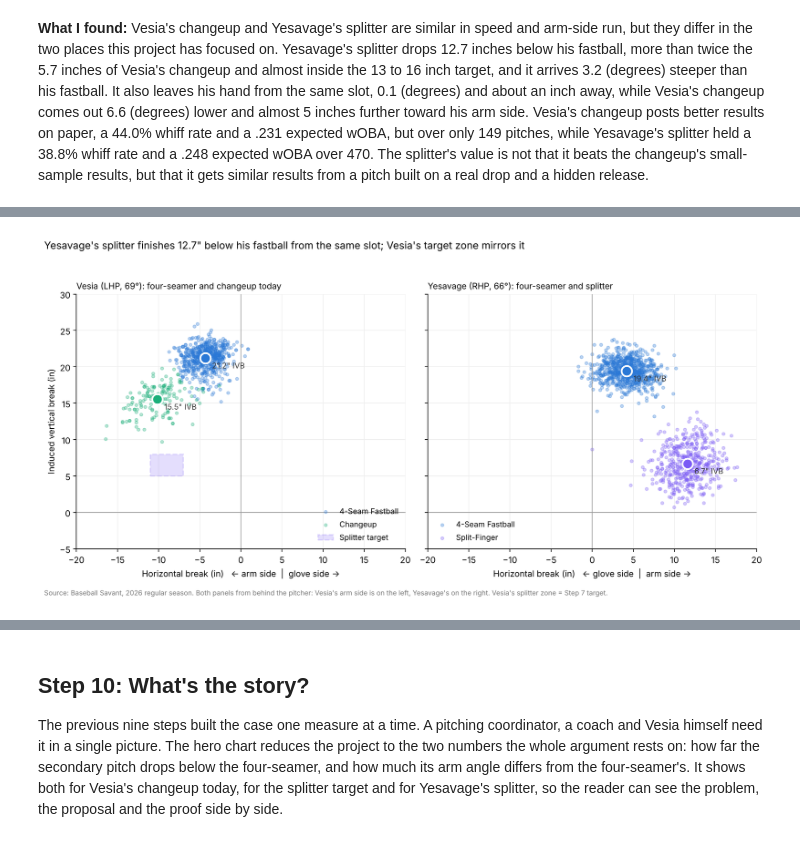
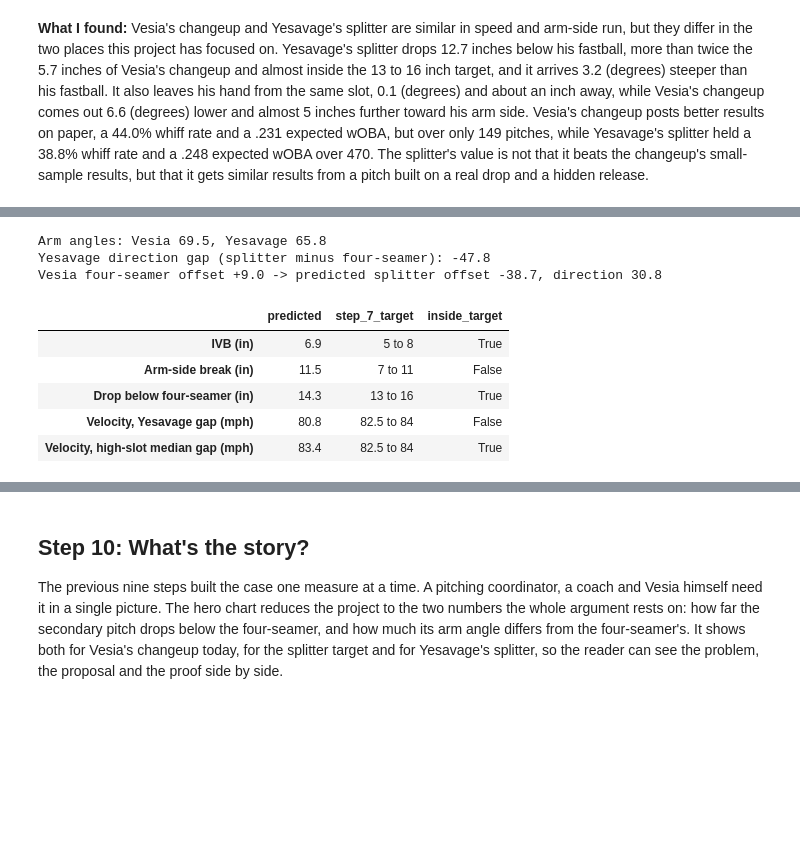
Before and after one commit to OmarMorillo/vesia-splitter-design, a Jupyter notebook: notebooks/vesia_splitter.ipynb, the cells around one changed output, grey strips where cells are left out. Saved outputs shown, nothing was run; the diff lists cells and outputs as text; code cells hidden in the pictures; blank space fills up the shorter version.

```diff
--- a/notebooks/vesia_splitter.ipynb
+++ b/notebooks/vesia_splitter.ipynb
@@ -949,51 +951,46 @@ This chart puts Vesia's current pairing next to Yesavage's, both drawn from behi
 # %%
-# STEP 9.5 — Vesia vs Yesavage, both from behind the pitcher
-yesavage["hb_pitcher_view"] = -yesavage["pfx_x"] * 12
+## STEP 9.5 — Predict Vesia's splitter from Yesavage's pairing
+def direction(hb, ivb):
+    return np.degrees(np.arctan2(ivb, hb))
 
-panels = [("Vesia (LHP, 69°): four-seamer and changeup today", vesia_clean,
-           {"4-Seam Fastball": "#2a78d6", "Changeup": "#1baf7a"},
-           "Horizontal break (in)   ← arm side  |  glove side →"),
-          ("Yesavage (RHP, 66°): four-seamer and splitter", yesavage,
-           {"4-Seam Fastball": "#2a78d6", "Split-Finger": "#7a5af5"},
-           "Horizontal break (in)   ← glove side  |  arm side →")]
+v_arm = lb_arm_slot.loc[lb_arm_slot["pitcher_name"] == "Vesia, Alex", "ball_angle"].iloc[0]
+y_arm = lb_arm_slot.loc[lb_arm_slot["pitcher_name"] == "Yesavage, Trey", "ball_angle"].iloc[0]
 
-fig, axes = plt.subplots(1, 2, figsize=(12, 6), sharex=True, sharey=True)
+v_ff_dir = direction(v_ff["hb_arm"], v_ff["ivb"])
+y_ff_dir = direction(y_ff["hb_arm"], y_ff["ivb"])
+y_fs_dir = direction(y_fs["hb_arm"], y_fs["ivb"])
 
-for ax, (title, data, pair_colors, xlabel) in zip(axes, panels):
-    for pitch, color in pair_colors.items():
-        p = data[data["pitch_name"] == pitch]
-        ax.scatter(p["hb_pitcher_view"], p["ivb"], s=12, color=color, alpha=0.3, label=pitch)
-        ax.scatter(p["hb_pitcher_view"].mean(), p["ivb"].mean(), s=150, color=color, edgecolor="white", linewidth=2, zorder=3)
-        ax.annotate(f'{p["ivb"].mean():.1f}" IVB', xy=(p["hb_pitcher_view"].mean(), p["ivb"].mean()), xytext=(8, -12),
-                    textcoords="offset points", fontsize=9, color="#333333")
-    ax.axhline(0, color="#999999", linewidth=0.8)
-    ax.axvline(0, color="#999999", linewidth=0.8)
-    ax.set_title(title, fontsize=10, loc="left")
-    ax.set_xlabel(xlabel)
-    ax.grid(color="#eeeeee")
-    ax.set_axisbelow(True)
-    ax.spines["top"].set_visible(False)
-    ax.spines["right"].set_visible(False)
+dir_gap = (y_fs_dir - y_arm) - (y_ff_dir - y_arm)
+pred_offset = (v_ff_dir - v_arm) + dir_gap
+pred_dir = pred_offset + v_arm
+length = np.hypot(y_fs["hb_arm"], y_fs["ivb"])
 
-axes[0].add_patch(Rectangle((-fs_target["hb_arm"][1], fs_target["ivb"][0]),
-                            fs_target["hb_arm"][1] - fs_target["hb_arm"][0],
-                            fs_target["ivb"][1] - fs_target["ivb"][0],
-                            facecolor="#7a5af5", alpha=0.2, edgecolor="#7a5af5", linewidth=1.5, linestyle="--",
-                            label="Splitter target"))
-axes[0].legend(loc="lower right", frameon=False, fontsize=9)
-axes[1].legend(loc="lower left", frameon=False, fontsize=9)
+pred_hb = length * np.cos(np.radians(pred_dir))
+pred_ivb = length * np.sin(np.radians(pred_dir))
+pred_velo_yes = v_ff["release_speed"] + (y_fs["velo"] - y_ff["velo"])
+pred_velo_high = v_ff["release_speed"] + slot_compare.loc["velo_gap", "High (50°+)"]
 
-axes[0].set_ylabel("Induced vertical break (in)")
-axes[0].set_xlim(-20, 20)
-axes[0].set_ylim(-5, 30)
-fig.suptitle("Yesavage's splitter finishes 12.7\" below his fastball from the same slot; Vesia's target zone mirrors it",
-             fontsize=12, x=0.01, ha="left")
-fig.text(0.01, 0.01, "Source: Baseball Savant, 2026 regular season. Both panels from behind the pitcher: Vesia's arm side is on the left, Yesavage's on the right. Vesia's splitter zone = Step 7 target.",
-         fontsize=8, color="#777777")
+print(f"Arm angles: Vesia {v_arm:.1f}, Yesavage {y_arm:.1f}")
+print(f"Yesavage direction gap (splitter minus four-seamer): {dir_gap:.1f}")
+print(f"Vesia four-seamer offset {v_ff_dir - v_arm:+.1f} -> predicted splitter offset {pred_offset:+.1f}, direction {pred_dir:.1f}")
 
-plt.tight_layout(rect=(0, 0.03, 1, 0.95))
-fig.savefig("../outputs/charts/step09_vesia_vs_yesavage.png", dpi=150)
-plt.show()
+prediction = pd.DataFrame({
+    "predicted": [round(pred_ivb, 1), round(pred_hb, 1), round(v_ff["ivb"] - pred_ivb, 1),
+                  round(pred_velo_yes, 1), round(pred_velo_high, 1)],
+    "step_7_target": ["5 to 8", "7 to 11", "13 to 16", "82.5 to 84", "82.5 to 84"],
+    "inside_target": [5 <= pred_ivb <= 8, 7 <= pred_hb <= 11, 13.2 <= v_ff["ivb"] - pred_ivb <= 16.2,
+                      82.5 <= pred_velo_yes <= 84, 82.5 <= pred_velo_high <= 84]},
+    index=["IVB (in)", "Arm-side break (in)", "Drop below four-seamer (in)",
+           "Velocity, Yesavage gap (mph)", "Velocity, high-slot median gap (mph)"])
+prediction
 # %% [output]
-[figure, removed]
+Arm angles: Vesia 69.5, Yesavage 65.8
+Yesavage direction gap (splitter minus four-seamer): -47.8
+Vesia four-seamer offset +9.0 -> predicted splitter offset -38.7, direction 30.8
+|  | predicted | step_7_target | inside_target |
+| IVB (in) | 6.9 | 5 to 8 | True |
+| Arm-side break (in) | 11.5 | 7 to 11 | False |
+| Drop below four-seamer (in) | 14.3 | 13 to 16 | True |
+| Velocity, Yesavage gap (mph) | 80.8 | 82.5 to 84 | False |
+| Velocity, high-slot median gap (mph) | 83.4 | 82.5 to 84 | True |
 # %% [markdown]
```
Also changed, not shown: parts of 11 cells of this notebook, 1 other file.
